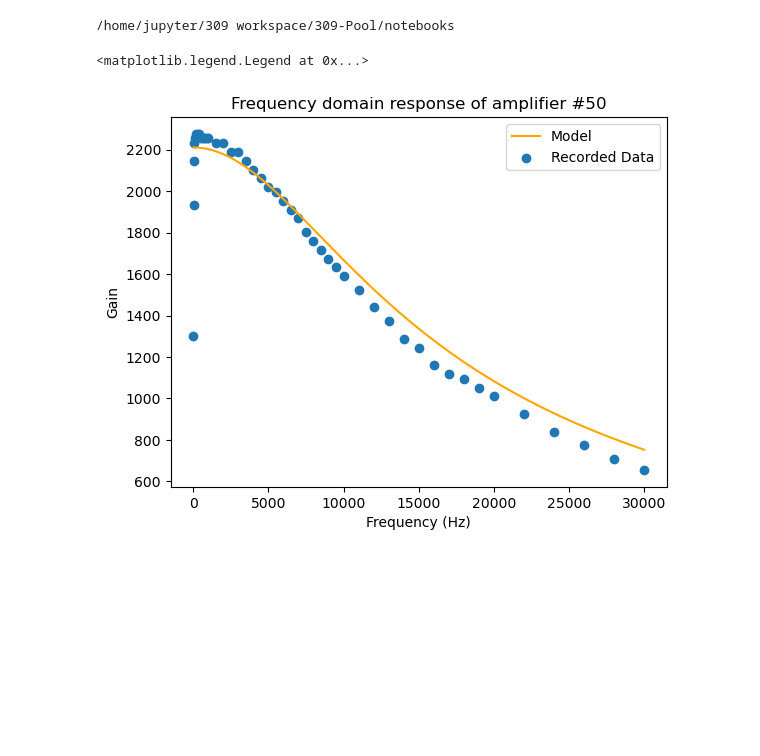
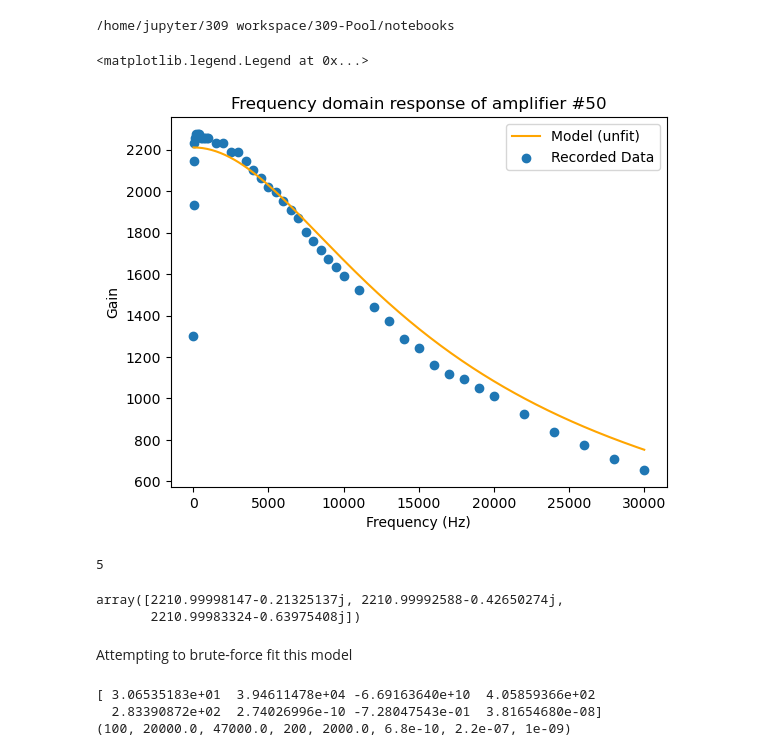
Before and after one commit to Atzphere/309-Pool, a Jupyter notebook: notebooks/amplifier.ipynb, the cells around one changed output. Drawn from its saved outputs; the diff is of its cells as text; code cells hidden in the pictures; blank space fills up the shorter version.

```diff
--- a/notebooks/amplifier.ipynb
+++ b/notebooks/amplifier.ipynb
@@ -20,35 +20,52 @@ R4 = 200 # ohms unless otherwise stated
 R5 = 2E3
 C3 = 1E-9 # farads
 
+measured_params = (R1, R2, R3, R4, R5, C1, C2, C3)
+
 j = 0 + 1j
 
-def gain50(frequency):
+def gain50(frequency, R1, R2, R3, R4, R5, C1, C2, C3):
     omega = 2 * np.pi * frequency
     amp1 = ((1 / (1 / R2 + (j * omega * C1))) + R1) / R1
     amp2 = ((j * omega * C2) + R3) / R3
     amp3 = ((1 / (1 / R5 + (j * omega * C3))) + R4) / R4
-    return ((amp1 * amp3) / amp2)
-
-print(gain50(400))
+    return np.abs(((amp1 * amp3) / amp2))
 # %%
 frequency_domain = np.linspace(25, 30000, 300)
 fig, ax = plt.subplots()
 import os
 
 print(os.getcwd())
 # os.chdir("/home/jupyter/309 workspace/309-Pool/scripts/")
 data = np.loadtxt("../data_manual/freq_char-amp50.csv", delimiter=",", skiprows=1)
-ax.plot(frequency_domain, np.abs(gain50(frequency_domain)), label="Model", c="orange")
+ax.plot(frequency_domain, np.abs(gain50(frequency_domain, *measured_params)), label="Model (unfit)", c="orange")
 ax.scatter(data[:,0], data[:,4], label="Recorded Data")
 ax.set_title("Frequency domain response of amplifier #50")
 ax.set_xlabel("Frequency (Hz)")
 ax.set_ylabel("Gain")
 ax.legend()
 # %% [output]
 /home/jupyter/309 workspace/309-Pool/notebooks
 <matplotlib.legend.Legend at 0x...>
-[figure, old version]
+[figure, new version]
 # %%
 foo = 2
 foo = foo + 3
 print(foo)
+gain50(np.array([1, 2, 3]), *measured_params)
+# %% [output]
+5
+array([2210.99998147-0.21325137j, 2210.99992588-0.42650274j,
+       2210.99983324-0.63975408j])
+# %% [markdown]
+Attempting to brute-force fit this model
+# %%
+from scipy.optimize import curve_fit
+
+params, ncov = curve_fit(gain50, data[:,0], data[:,4], p0=measured_params)
+print(params)
+print(measured_params)
+# %% [output]
+[ 3.06535183e+01  3.94611478e+04 -6.69163640e+10  4.05859366e+02
+  2.83390872e+02  2.74026996e-10 -7.28047543e-01  3.81654680e-08]
+(100, 20000.0, 47000.0, 200, 2000.0, 6.8e-10, 2.2e-07, 1e-09)
```
Also changed, not shown: 1 other file.
